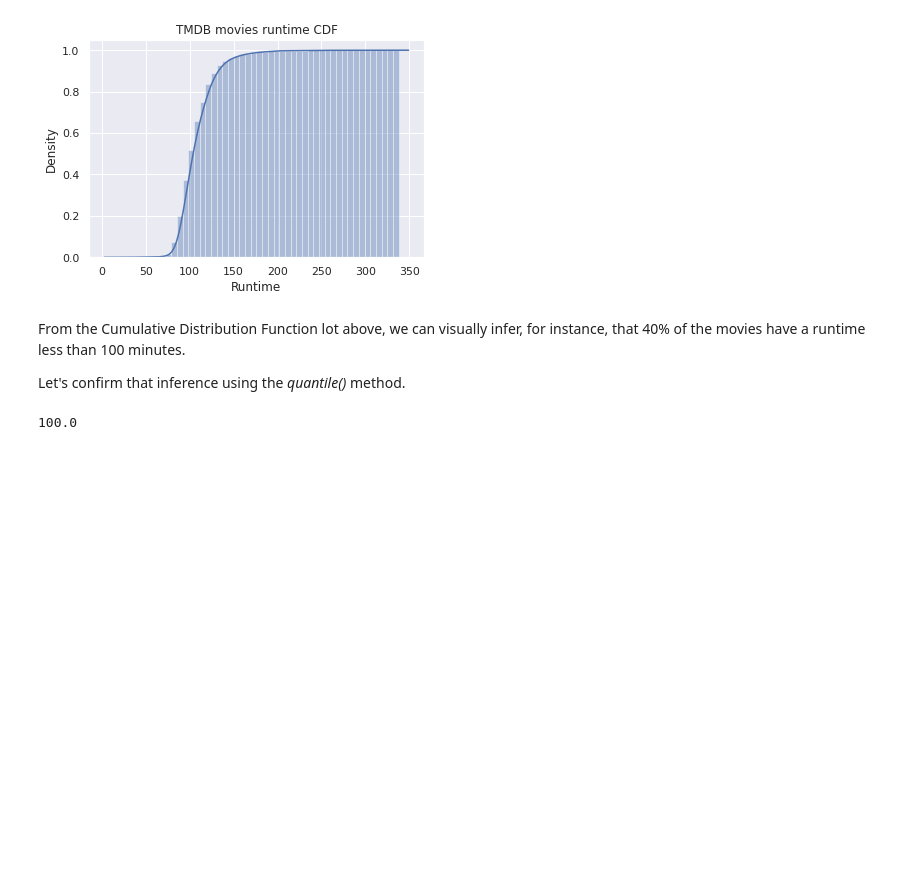
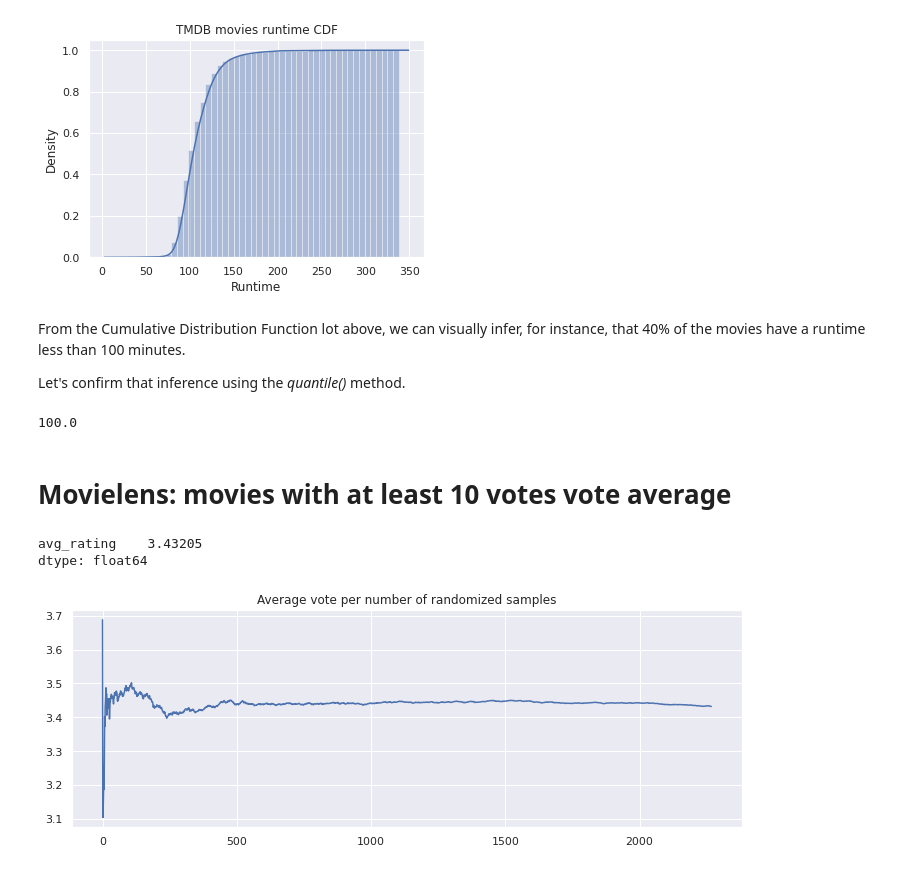
Before and after one commit to luamzi/Alura-Movie-Data-Analysis, a Jupyter notebook: Data_Science_Tests_Introduction.ipynb, the cells around one changed output. Drawn from its saved outputs; the diff is of its cells as text; code cells hidden in the pictures; blank space fills up the shorter version.

Commit message:
Adding vote average analysis per number of samples

```diff
--- a/Data_Science_Tests_Introduction.ipynb
+++ b/Data_Science_Tests_Introduction.ipynb
@@ -268,3 +270,21 @@ Let's confirm that inference using the <em>quantile()</em> method.
 tmdb.query("runtime > 0").runtime.dropna().quantile(q=0.4)
 # %% [output]
 100.0
+# %% [markdown]
+# Movielens: movies with at least 10 votes vote average
+# %%
+avg_rating_by_movie_at_least_10.mean()
+# %% [output]
+avg_rating    3.43205
+dtype: float64
+# %%
+np.random.seed(42)
+temp = avg_rating_by_movie_at_least_10.sample(frac=1) # random order
+
+means = [temp[0:i].mean() for i in range(1, len(temp))]
+# %%
+plt.figure(figsize = (12, 4))
+plt.plot(means)
+plt.title('Average vote per number of randomized samples');
+# %% [output]
+[figure, added]
```
Also changed, not shown: parts of 1 cell of this notebook.
